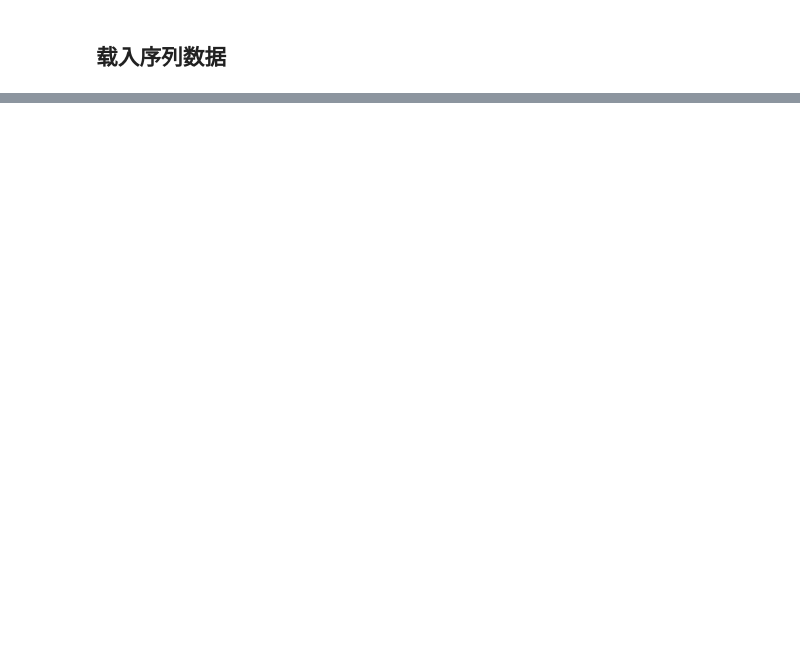
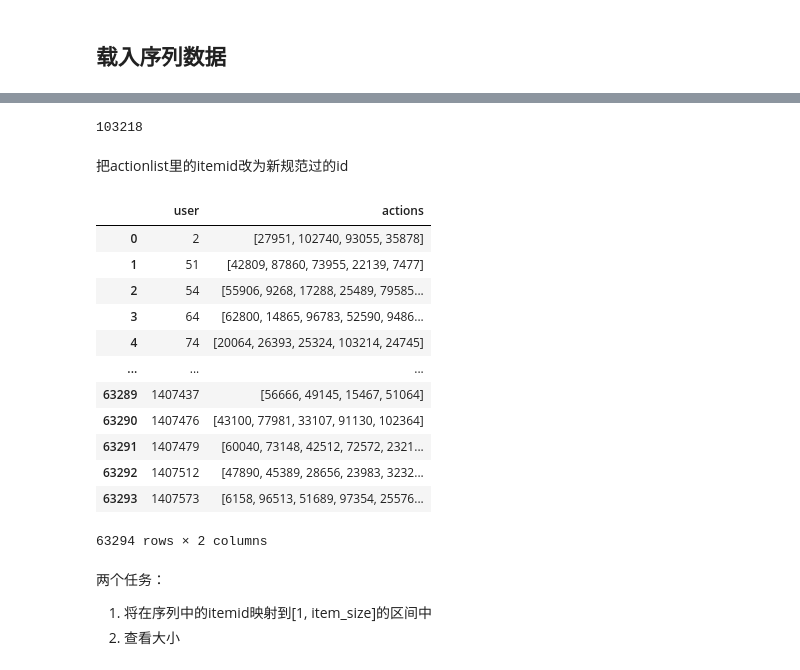
Before and after one commit to Jarvis-wh/bylw, a Jupyter notebook: dataprocess.ipynb, the cells around one changed output, grey strips where cells are left out. Saved outputs shown, nothing was run; the diff lists cells and outputs as text; code cells hidden in the pictures; blank space fills up the shorter version.

```diff
--- a/dataprocess.ipynb
+++ b/dataprocess.ipynb
@@ -84,0 +71,40 @@ Int64Index([     54,      75,     155,     172,     224,     270,     351,
+# %%
+item_set = set(all_items)
+len(item_set)
+# %% [output]
+103218
+# %%
+item2id = dict(zip(item_set, range(len(item_set))))
+# %% [markdown]
+把actionlist里的itemid改为新规范过的id
+# %%
+id_action_list=[]
+for lst in action_list:
+    ids=[]
+    for item in lst:
+        item = item2id[item]
+        ids.append(item)
+    id_action_list.append(ids)
+# %%
+data = {'user':user_list, 'actions':id_action_list}
+df = pd.DataFrame(data)
+# %%
+df
+# %% [output]
+|  | user | actions |
+| 0 | 2 | [27951, 102740, 93055, 35878] |
+| 1 | 51 | [42809, 87860, 73955, 22139, 7477] |
+| 2 | 54 | [55906, 9268, 17288, 25489, 79585... |
+| 3 | 64 | [62800, 14865, 96783, 52590, 9486... |
+| 4 | 74 | [20064, 26393, 25324, 103214, 24745] |
+| ... | ... | ... |
+| 63289 | 1407437 | [56666, 49145, 15467, 51064] |
+| 63290 | 1407476 | [43100, 77981, 33107, 91130, 102364] |
+| 63291 | 1407479 | [60040, 73148, 42512, 72572, 2321... |
+| 63292 | 1407512 | [47890, 45389, 28656, 23983, 3232... |
+| 63293 | 1407573 | [6158, 96513, 51689, 97354, 25576... |
+63294 rows × 2 columns
+# %% [markdown]
+两个任务：
+1. 将在序列中的itemid映射到[1, item_size]的区间中
+2. 查看大小
```
Also changed, not shown: parts of 17 cells of this notebook, 2 other files.
